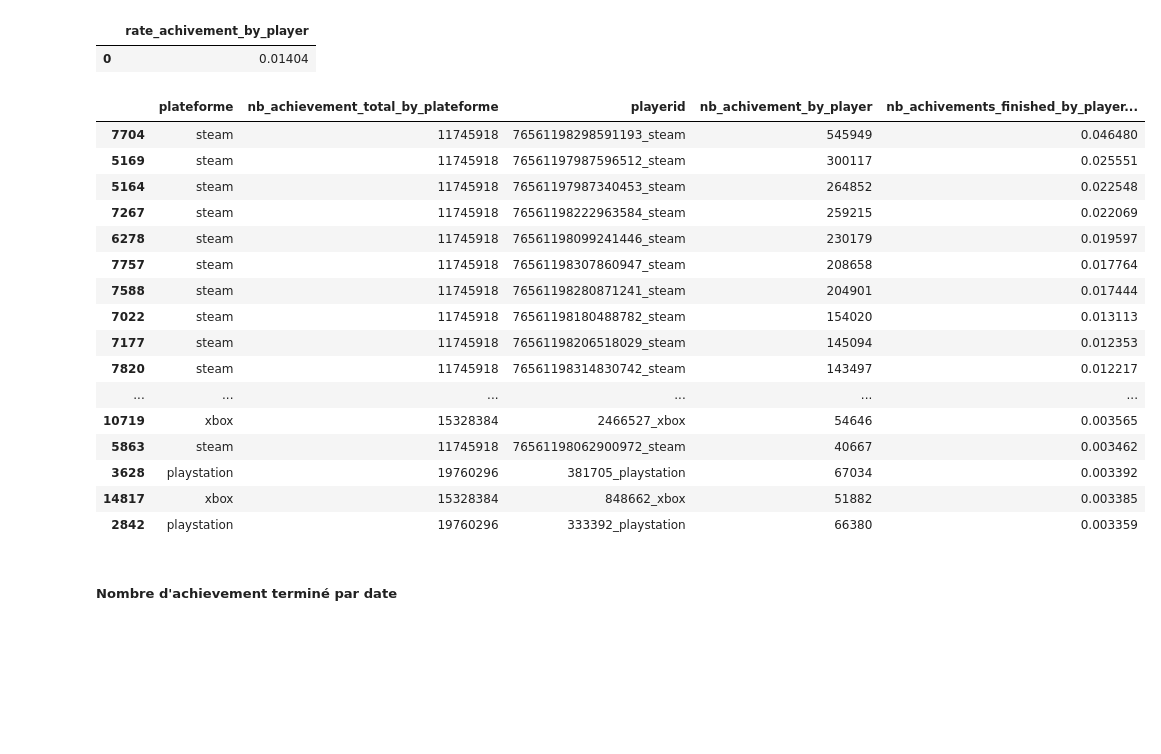
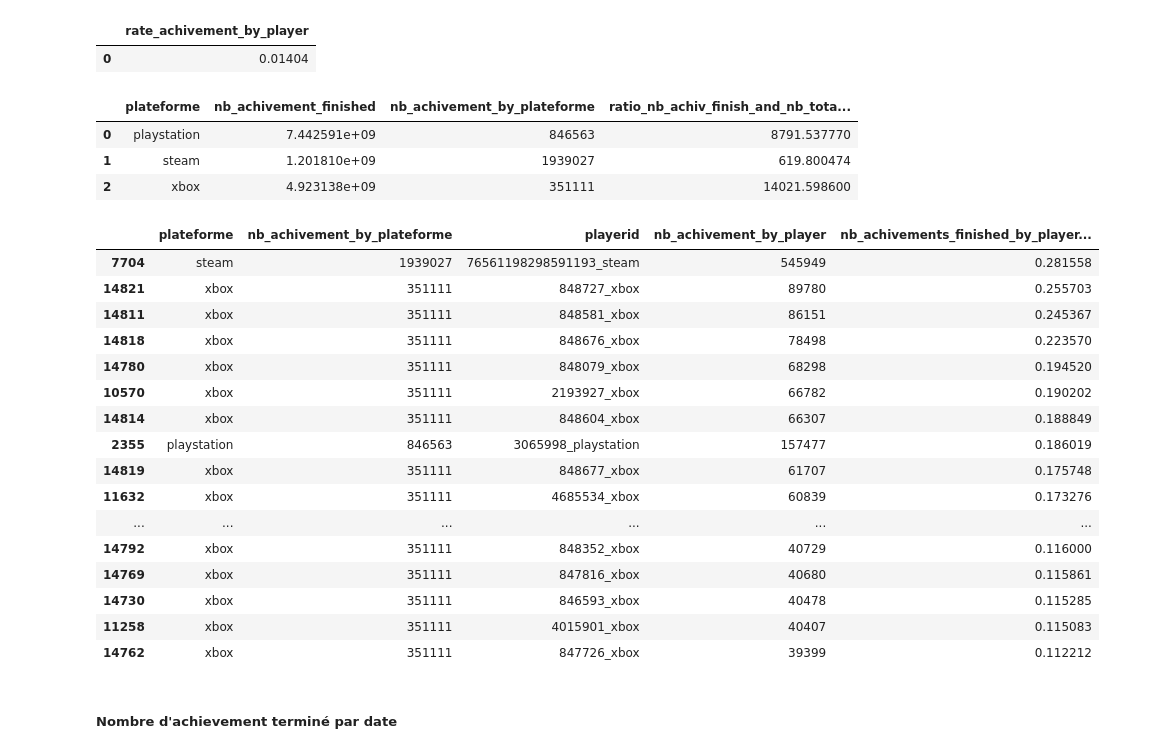
Before and after one commit to isanyams/projet-jeux-video, a Jupyter notebook: projet_jeux_videos_final.ipynb, the cells around one changed output. Drawn from its saved outputs; the diff is of its cells as text; code cells hidden in the pictures; blank space fills up the shorter version.

```diff
--- a/projet_jeux_videos_final.ipynb
+++ b/projet_jeux_videos_final.ipynb
@@ -883,3 +983,7 @@ best_publishers.to_csv('out/best_publisher_and_developer/best_publishers.csv', i
 #### Succès d'adoption
 # %% [markdown]
 #### Quel est le taux d’achievements par jeux ? par joueur ? par année ? par période ?
+# %%
+#Nombre d'achievement par plateforme
+achievements_by_plateforme = achievements.groupby('plateforme').size().reset_index(name='nb_achivement_by_plateforme')
+achievements_by_plateforme
@@ -942,3 +1047,8 @@ achievement_finish
 | 46830993 | 753408_6165626 | 753408_xbox | xbox | 2705269_xbox | 2024-12-21 19:11:16 | 2024.0 | Magical Backpack |
 | 46831020 | 18709_6138513 | 18709_xbox | xbox | 792346_xbox | 2024-12-14 22:02:32 | 2024.0 | The Long Dark (Game Preview) |
 45479862 rows × 7 columns
+# %%
+nb_achievement_finished_by_id = achievement_finish.groupby('achievementid').size().reset_index(name='nb_achivement_finished')
+
+history_achievement_game_merge = pd.merge(left=history_achievement_game_merge, right=nb_achievement_finished_by_id, on='achievementid', how='left')
+history_achievement_game_merge
@@ -944,0 +1069,3 @@ achievement_finish
+# %%
+history_achievement_game_merge['nb_achivement_finished'] = history_achievement_game_merge['nb_achivement_finished'].replace(np.nan,  0)
+history_achievement_game_merge
@@ -1007,30 +1143,41 @@ rate_achivement_by_player
 # %% [output]
 |  | rate_achivement_by_player |
 | 0 | 0.01404 |
+# %%
+#Taux d'achievement terminé par plateforme
+taux_achievement_by_plateforme = history_achievement_game_merge.groupby('plateforme')['nb_achivement_finished'].sum().reset_index()
+taux_achievement_by_plateforme = pd.merge(left=taux_achievement_by_plateforme, right=achievements_by_plateforme, on='plateforme', how='inner')
+taux_achievement_by_plateforme['ratio_nb_achiv_finish_and_nb_total_achiv'] = taux_achievement_by_plateforme['nb_achivement_finished'] / taux_achievement_by_plateforme['nb_achivement_by_plateforme']
+taux_achievement_by_plateforme
+# %% [output]
+|  | plateforme | nb_achivement_finished | nb_achivement_by_plateforme | ratio_nb_achiv_finish_and_nb_tota... |
+| 0 | playstation | 7.442591e+09 | 846563 | 8791.537770 |
+| 1 | steam | 1.201810e+09 | 1939027 | 619.800474 |
+| 2 | xbox | 4.923138e+09 | 351111 | 14021.598600 |
 # %%
 nb_achivements_finished_by_player = history_achievement_game_merge.groupby(['playerid','plateforme']).size().reset_index(name='nb_achivement_by_player')
-nb_achivements_finished_by_player = pd.merge(left=taux_achievement_by_plateforme[['plateforme', 'nb_achievement_total_by_plateforme']], right=nb_achivements_finished_by_player, on='plateforme')
-nb_achivements_finished_by_player['nb_achivements_finished_by_player_rate'] = nb_achivements_finished_by_player['nb_achivement_by_player'] / nb_achivements_finished_by_player['nb_achievement_total_by_plateforme']
+nb_achivements_finished_by_player = pd.merge(left=taux_achievement_by_plateforme[['plateforme', 'nb_achivement_by_plateforme']], right=nb_achivements_finished_by_player, on='plateforme')
+nb_achivements_finished_by_player['nb_achivements_finished_by_player_rate'] = nb_achivements_finished_by_player['nb_achivement_by_player'] / nb_achivements_finished_by_player['nb_achivement_by_plateforme']
 
 nb_achivements_finished_by_player.sort_values(by='nb_achivements_finished_by_player_rate', ascending=False).head(50)
 # %% [output]
-|  | plateforme | nb_achievement_total_by_plateforme | playerid | nb_achivement_by_player | nb_achivements_finished_by_player... |
-| 7704 | steam | 11745918 | 76561198298591193_steam | 545949 | 0.046480 |
-| 5169 | steam | 11745918 | 76561197987596512_steam | 300117 | 0.025551 |
-| 5164 | steam | 11745918 | 76561197987340453_steam | 264852 | 0.022548 |
-| 7267 | steam | 11745918 | 76561198222963584_steam | 259215 | 0.022069 |
-| 6278 | steam | 11745918 | 76561198099241446_steam | 230179 | 0.019597 |
-| 7757 | steam | 11745918 | 76561198307860947_steam | 208658 | 0.017764 |
-| 7588 | steam | 11745918 | 76561198280871241_steam | 204901 | 0.017444 |
-| 7022 | steam | 11745918 | 76561198180488782_steam | 154020 | 0.013113 |
-| 7177 | steam | 11745918 | 76561198206518029_steam | 145094 | 0.012353 |
-| 7820 | steam | 11745918 | 76561198314830742_steam | 143497 | 0.012217 |
+|  | plateforme | nb_achivement_by_plateforme | playerid | nb_achivement_by_player | nb_achivements_finished_by_player... |
+| 7704 | steam | 1939027 | 76561198298591193_steam | 545949 | 0.281558 |
+| 14821 | xbox | 351111 | 848727_xbox | 89780 | 0.255703 |
+| 14811 | xbox | 351111 | 848581_xbox | 86151 | 0.245367 |
+| 14818 | xbox | 351111 | 848676_xbox | 78498 | 0.223570 |
+| 14780 | xbox | 351111 | 848079_xbox | 68298 | 0.194520 |
+| 10570 | xbox | 351111 | 2193927_xbox | 66782 | 0.190202 |
+| 14814 | xbox | 351111 | 848604_xbox | 66307 | 0.188849 |
+| 2355 | playstation | 846563 | 3065998_playstation | 157477 | 0.186019 |
+| 14819 | xbox | 351111 | 848677_xbox | 61707 | 0.175748 |
+| 11632 | xbox | 351111 | 4685534_xbox | 60839 | 0.173276 |
 | ... | ... | ... | ... | ... | ... |
-| 10719 | xbox | 15328384 | 2466527_xbox | 54646 | 0.003565 |
-| 5863 | steam | 11745918 | 76561198062900972_steam | 40667 | 0.003462 |
-| 3628 | playstation | 19760296 | 381705_playstation | 67034 | 0.003392 |
-| 14817 | xbox | 15328384 | 848662_xbox | 51882 | 0.003385 |
-| 2842 | playstation | 19760296 | 333392_playstation | 66380 | 0.003359 |
+| 14792 | xbox | 351111 | 848352_xbox | 40729 | 0.116000 |
+| 14769 | xbox | 351111 | 847816_xbox | 40680 | 0.115861 |
+| 14730 | xbox | 351111 | 846593_xbox | 40478 | 0.115285 |
+| 11258 | xbox | 351111 | 4015901_xbox | 40407 | 0.115083 |
+| 14762 | xbox | 351111 | 847726_xbox | 39399 | 0.112212 |
 # %% [markdown]
 ##### Nombre d'achievement terminé par date
 # %%
```
Also changed, not shown: parts of 34 cells of this notebook.
